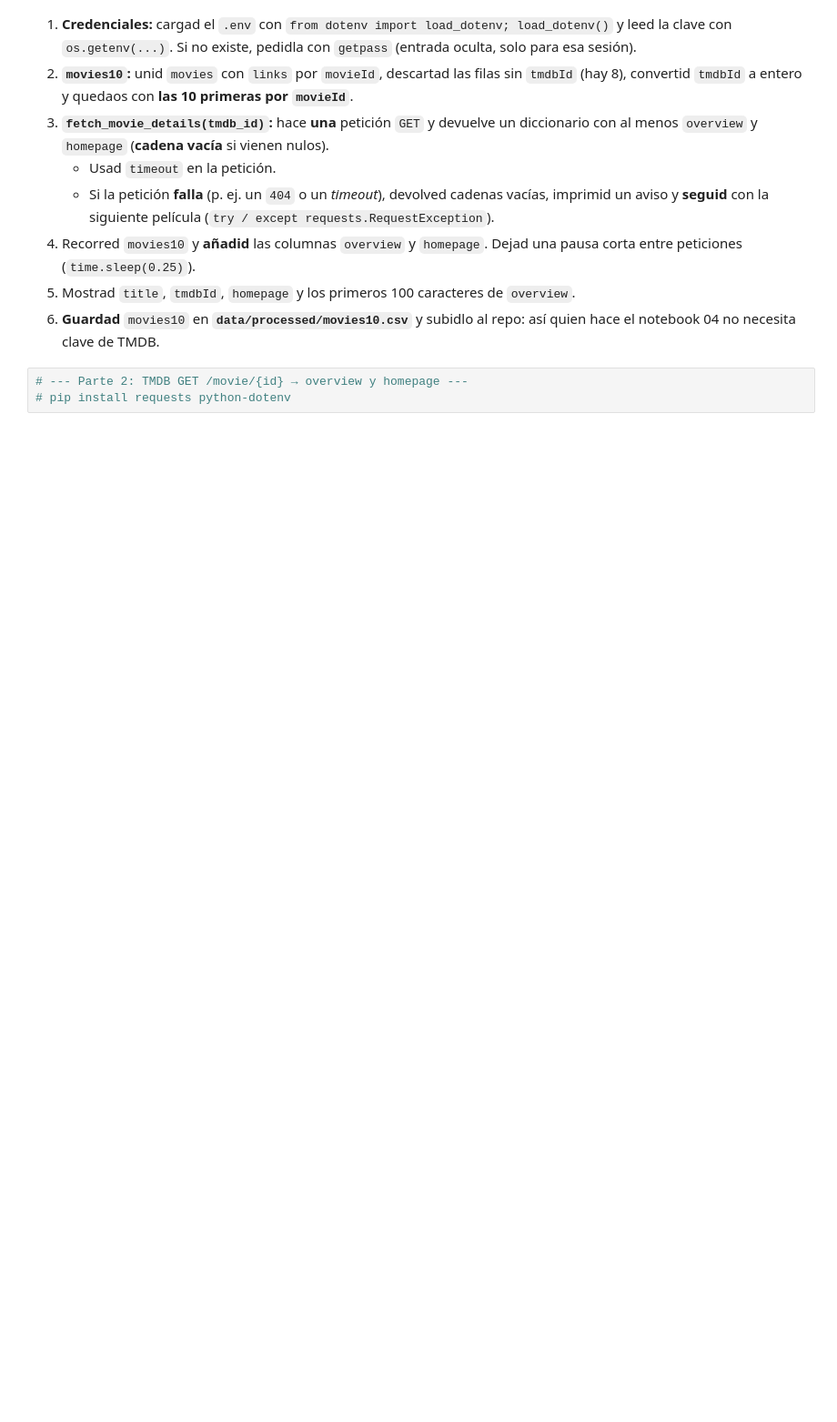
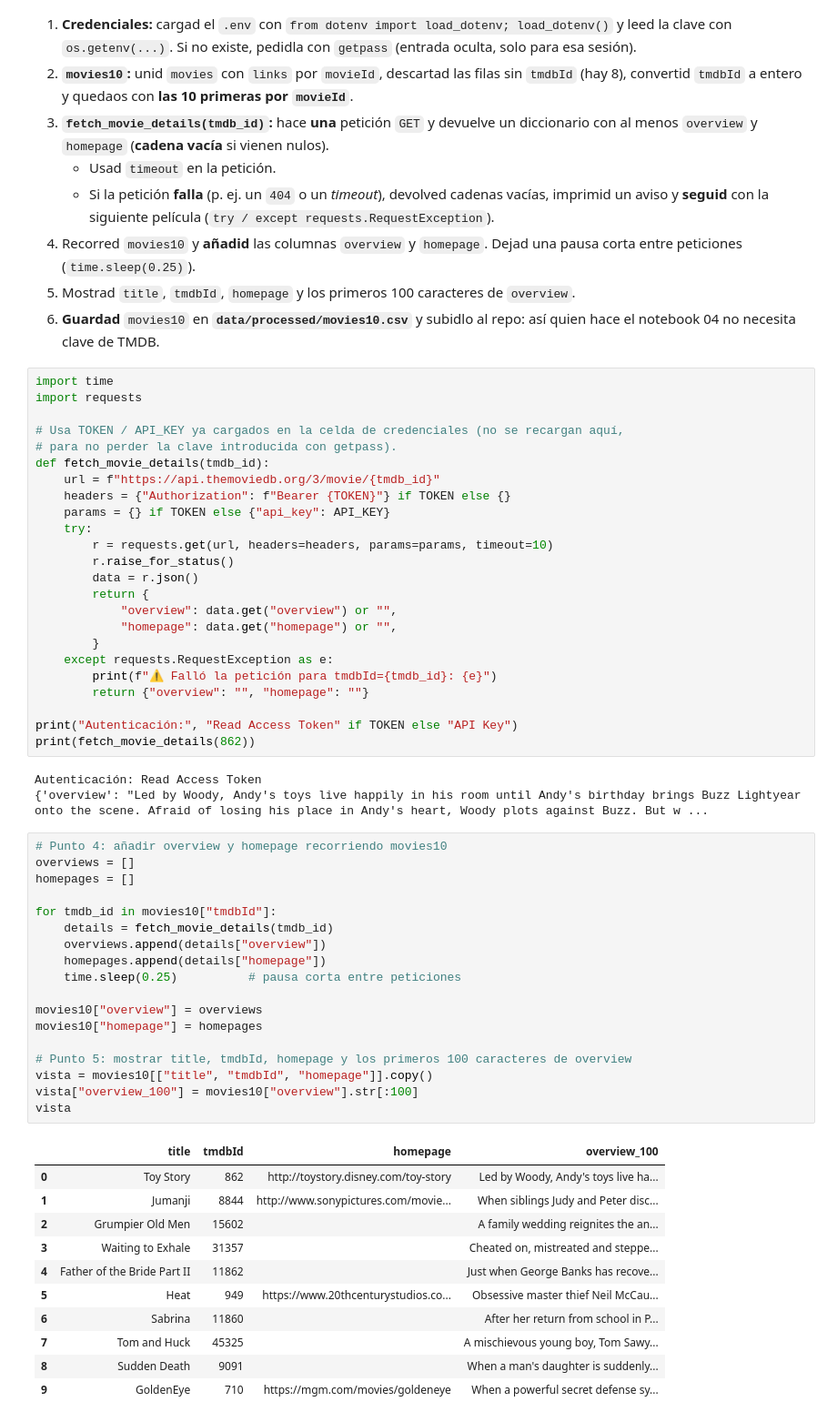
Before and after one commit to vmmaiz/tc-catalogo-peliculas, a Jupyter notebook: 03_tmdb.ipynb, the cells around one changed output. Shown at 91% size. Saved outputs shown, nothing was run; the diff lists cells and outputs as text; blank space fills up the shorter version.

```diff
--- a/03_tmdb.ipynb
+++ b/03_tmdb.ipynb
@@ -60,8 +104,62 @@ print(movies.shape, links.shape)
 4. Recorred `movies10` y **añadid** las columnas `overview` y `homepage`. Dejad una pausa corta entre peticiones (`time.sleep(0.25)`).
 5. Mostrad `title`, `tmdbId`, `homepage` y los primeros 100 caracteres de `overview`.
 6. **Guardad** `movies10` en **`data/processed/movies10.csv`** y subidlo al repo: así quien hace el notebook 04 no necesita clave de TMDB.
-# %%
-# --- Parte 2: TMDB GET /movie/{id} → overview y homepage ---
-# pip install requests python-dotenv
+# %%
+import time
+import requests
+
+# Usa TOKEN / API_KEY ya cargados en la celda de credenciales (no se recargan aquí,
+# para no perder la clave introducida con getpass).
+def fetch_movie_details(tmdb_id):
+    url = f"https://api.themoviedb.org/3/movie/{tmdb_id}"
+    headers = {"Authorization": f"Bearer {TOKEN}"} if TOKEN else {}
+    params = {} if TOKEN else {"api_key": API_KEY}
+    try:
+        r = requests.get(url, headers=headers, params=params, timeout=10)
+        r.raise_for_status()
+        data = r.json()
+        return {
+            "overview": data.get("overview") or "",
+            "homepage": data.get("homepage") or "",
+        }
+    except requests.RequestException as e:
+        print(f"⚠️ Falló la petición para tmdbId={tmdb_id}: {e}")
+        return {"overview": "", "homepage": ""}
+
+print("Autenticación:", "Read Access Token" if TOKEN else "API Key")
+print(fetch_movie_details(862))
+# %% [output]
+Autenticación: Read Access Token
+{'overview': "Led by Woody, Andy's toys live happily in his room until Andy's birthday brings Buzz Lightyear onto the scene. Afraid of losing his place in Andy's heart, Woody plots against Buzz. But w ...
+# %%
+# Punto 4: añadir overview y homepage recorriendo movies10
+overviews = []
+homepages = []
+
+for tmdb_id in movies10["tmdbId"]:
+    details = fetch_movie_details(tmdb_id)
+    overviews.append(details["overview"])
+    homepages.append(details["homepage"])
+    time.sleep(0.25)          # pausa corta entre peticiones
+
+movies10["overview"] = overviews
+movies10["homepage"] = homepages
+
+# Punto 5: mostrar title, tmdbId, homepage y los primeros 100 caracteres de overview
+vista = movies10[["title", "tmdbId", "homepage"]].copy()
+vista["overview_100"] = movies10["overview"].str[:100]
+vista
+# %% [output]
+|  | title | tmdbId | homepage | overview_100 |
+| 0 | Toy Story | 862 | http://toystory.disney.com/toy-story | Led by Woody, Andy's toys live ha... |
+| 1 | Jumanji | 8844 | http://www.sonypictures.com/movie... | When siblings Judy and Peter disc... |
+| 2 | Grumpier Old Men | 15602 |  | A family wedding reignites the an... |
+| 3 | Waiting to Exhale | 31357 |  | Cheated on, mistreated and steppe... |
+| 4 | Father of the Bride Part II | 11862 |  | Just when George Banks has recove... |
+| 5 | Heat | 949 | https://www.20thcenturystudios.co... | Obsessive master thief Neil McCau... |
+| 6 | Sabrina | 11860 |  | After her return from school in P... |
+| 7 | Tom and Huck | 45325 |  | A mischievous young boy, Tom Sawy... |
+| 8 | Sudden Death | 9091 |  | When a man's daughter is suddenly... |
+| 9 | GoldenEye | 710 | https://mgm.com/movies/goldeneye | When a powerful secret defense sy... |
 # %%
 # --- Guardar movies10.csv ---
```
Also changed, not shown: parts of 4 cells of this notebook, 1 other file.
